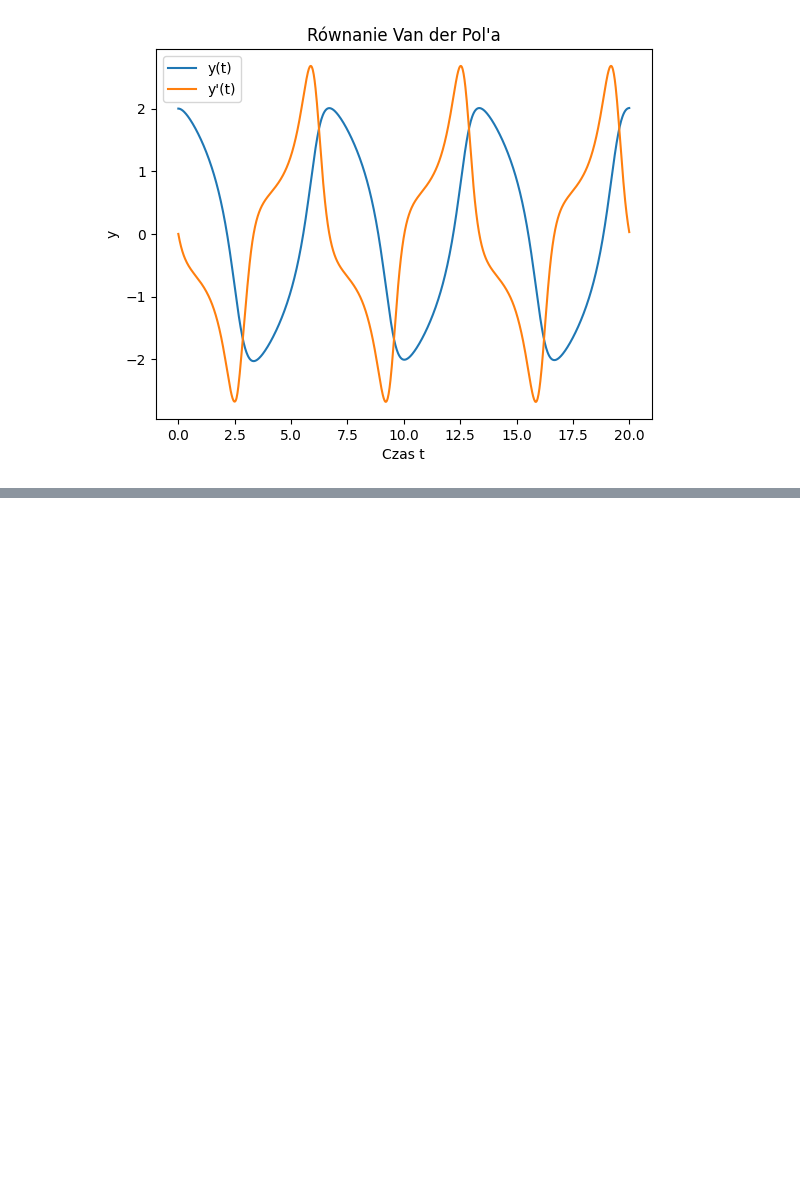
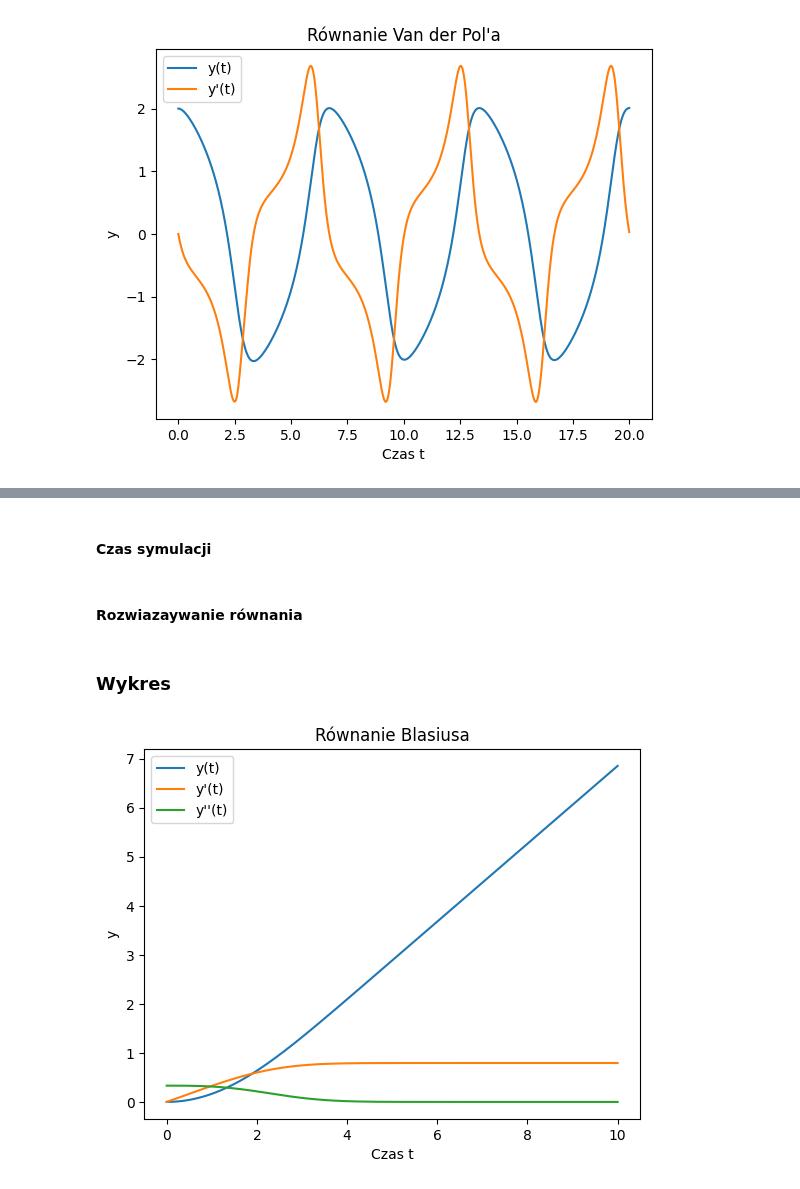
Before and after one commit to arturgesiarz/CalculationTechMethods-Course, a Jupyter notebook: lab09/ex1.ipynb, the cells around one changed output, grey strips where cells are left out. Cells and saved outputs as stored; diff of their text form; code cells hidden in the pictures; blank space fills up the shorter version.

Commit message:
Blasius was implemented

```diff
--- a/lab09/ex1.ipynb
+++ b/lab09/ex1.ipynb
@@ -41,0 +44,7 @@ plt.show()
+# %%
+def blasius(t, y):
+    y1, y2, y3 = y
+    dy1_dt = y2
+    dy2_dt = y3
+    dy3_dt = - y1 * dy2_dt
+    return [dy1_dt, dy2_dt, dy3_dt]
@@ -41,0 +53,24 @@ plt.show()
+# %%
+y0_blasius = [0, 0, 0.332]
+# %% [markdown]
+#### Czas symulacji
+# %%
+t_span = (0, 10)
+t_eval = np.linspace(0, 10, 1000)
+# %% [markdown]
+#### Rozwiazaywanie równania
+# %%
+sol_blasius = solve_ivp(blasius, t_span, y0_blasius, t_eval=t_eval)
+# %% [markdown]
+### Wykres
+# %%
+plt.plot(sol_blasius.t, sol_blasius.y[0], label='y(t)')
+plt.plot(sol_blasius.t, sol_blasius.y[1], label="y'(t)")
+plt.plot(sol_blasius.t, sol_blasius.y[2], label="y''(t)")
+plt.title("Równanie Blasiusa")
+plt.xlabel('Czas t')
+plt.ylabel('y')
+plt.legend()
+plt.show()
+# %% [output]
+[figure, added]
```
Also changed, not shown: parts of 2 cells of this notebook.
